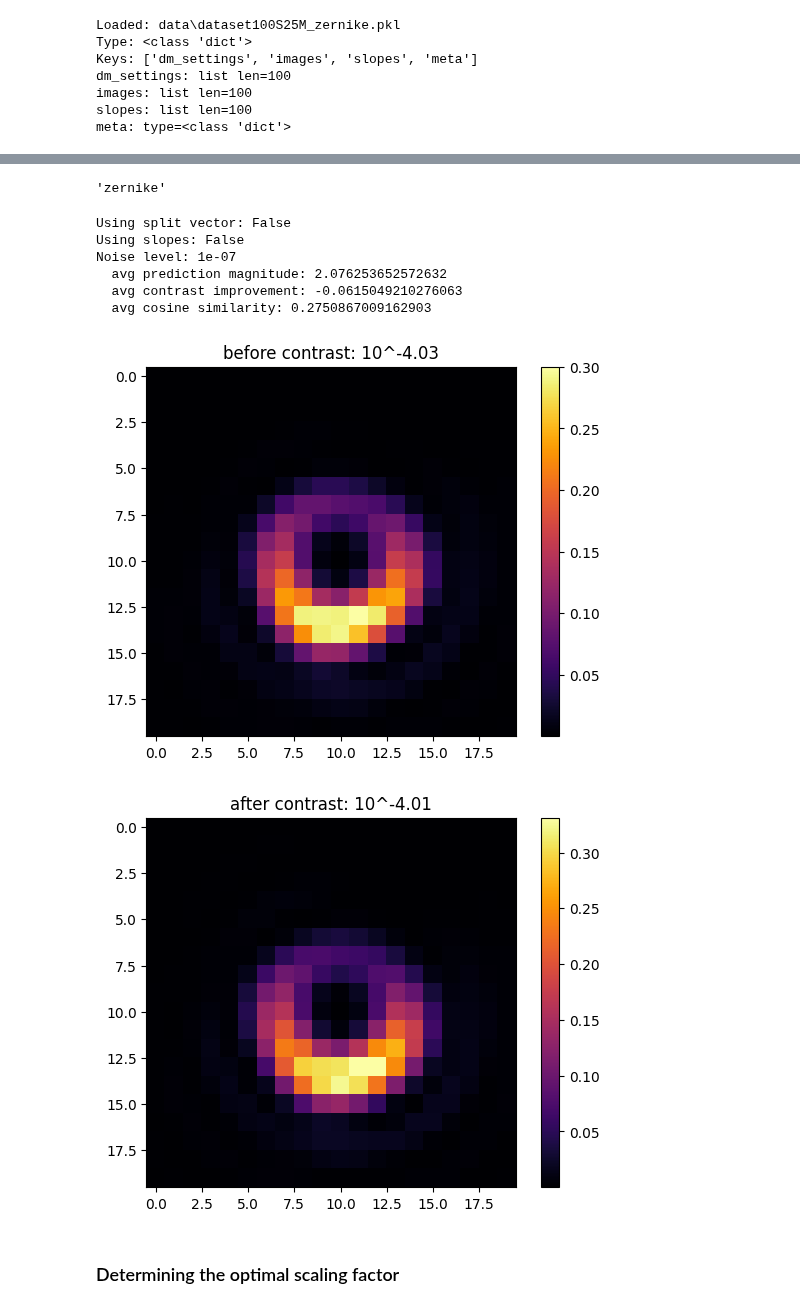
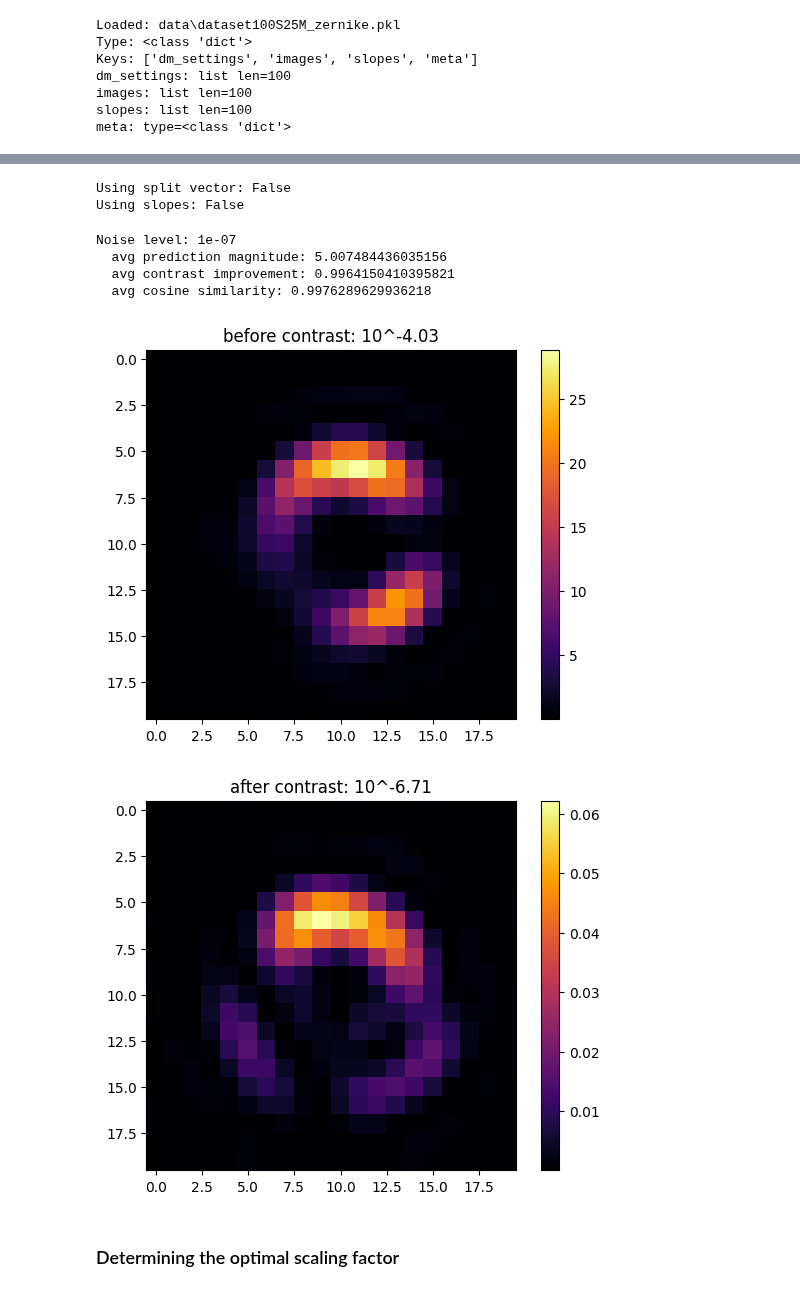
Before and after one commit to AlexeiKorolev/NASA-RL-Wavefront-Control, a Jupyter notebook: RL/visualize.ipynb, the cells around one changed output, grey strips where cells are left out. Drawn from its saved outputs; the diff is of its cells as text; code cells hidden in the pictures.

```diff
--- a/RL/visualize.ipynb
+++ b/RL/visualize.ipynb
@@ -34,7 +31,7 @@ with open(paths_path, 'r') as f:
 #     "split vector std dev 0": r"A:\Projects\DM + RL\RL\jobs\20251121_234802\exp-fc1-zscore-ep10000-bs2048-lr1e-3-s42-h512-256-128-images-dc100000",
 # }
 
-path = paths["zscore std dev 1e-8"]
+path = paths["zscore std dev 0"]
 # path = r'jobs\20251111_165459\exp-fc1-zscore-ep10000-bs2048-lr1e-3-s42-h512-256-128'
 # path = r'jobs\20251115_225402\exp-fc1-zscore-ep10000-bs2048-lr1e-3-s42-h1024-512-256-images'
 # path = r"A:\Projects\DM + RL\RL\jobs\20251117_012420\exp-fc1-zscore-ep2500-bs262144-lr1e-3-s42-h512-256-128-images"
@@ -286,22 +283,18 @@ TEST_INDEX = 5
 # plt.title(f"after contrast: 10^{np.log10(new_contrast):.02f}")
 # plt.colorbar()
 # plt.show()
-# %%
-env.basis
-# %% [output]
-'zernike'
 # %%
 from train_job import NORMALIZERS
 
 # nudge_vec = np.zeros(shape=(metrics_data['dataset_meta']['environment_config']['num_modes'],))
 # nudge_vec[metrics_data['dataset_meta']['environment_config']['nudge_mode_indices']] = metrics_data['dataset_meta']['environment_config'].get('nudge_magnitude', 3e-8)
 
-nudge_vec = np.zeros((25,))
-nudge_vec[0] = 3e-8
+# nudge_vec = np.zeros((25,))
+# nudge_vec[0] = 3e-8
 
 delta_t = metrics_data['dataset_meta']['dataset_config']['delta_t']
 dm_random_noise = metrics_data['dataset_meta']['dataset_config']['dm_random_noise']
-N = 3
+N = 30
 
 train_type = metrics_data['args'].get('train_type', 'images')
 slopes_train = (train_type == "slopes")
@@ -328,14 +321,14 @@ for noise in noise_levels:
 
     for _ in range(N):
             env.deformable_mirror.flatten()
-            # env.noise_gen_mirror.flatten()
+            env.noise_gen_mirror.flatten()
             env.set_random_dm(noise=noise)
-            env.set_nudge_vectors(vectors=[nudge_vec])
+            # env.set_nudge_vectors(vectors=[nudge_vec])
             original = env.deformable_mirror.actuators.copy()
 
             original_contrast = env.get_contrast(delta_t=1e15)
 
-            imgs = env.generate_diversity_images(delta_t=delta_t, noise_enabled=False)
+            imgs = env.generate_diversity_images(delta_t=0.001, noise_enabled=False)
 
             slopes = env.get_slopes()
 
@@ -368,39 +361,39 @@ for noise in noise_levels:
             # print(f"cosine_similarity: {cos_sim:.6f}")
 
             env.deformable_mirror.flatten()
             env.deformable_mirror.actuators = original - np.array(y_pred)
             new_contrast = env.get_contrast(delta_t=1e15)
             contrast_differences.append((original_contrast - new_contrast) / original_contrast)
 
 
     print(f"Noise level: {noise}")
     print(f"  avg prediction magnitude: {np.mean(prediction_magnitudes)}")
     print(f"  avg contrast improvement: {np.mean(contrast_differences)}")
     print(f"  avg cosine similarity: {np.mean(similarities)}")
 
 # print(f"avg prediction magnitude: {np.mean(prediction_magnitudes)}")
 # print(f"avg contrast improvement: {np.mean(contrast_differences)}")
 # print(f"avg cosine similarity: {np.mean(similarities)}")
 
 img4 = torch.asarray(env.get_camera_image(delta_t=delta_t, noise_enabled=False), dtype=torch.float)
 plt.imshow(imgs[0][0] if not slopes_train else imgs[0], cmap='inferno')
 plt.title(f"before contrast: 10^{np.log10(original_contrast):.02f}")
 plt.colorbar()
 plt.show()
 
 plt.imshow(img4, cmap='inferno')
 plt.title(f"after contrast: 10^{np.log10(new_contrast):.02f}")
 plt.colorbar()
 plt.show()
 # %% [output]
 Using split vector: False
 Using slopes: False
-Noise level: 1e-07
-  avg prediction magnitude: 2.076253652572632
-  avg contrast improvement: -0.0615049210276063
-  avg cosine similarity: 0.2750867009162903
+Noise level: 1e-07
+  avg prediction magnitude: 5.007484436035156
+  avg contrast improvement: 0.9964150410395821
+  avg cosine similarity: 0.9976289629936218
-[figure, old version]
+[figure, new version]
-[figure, old version]
+[figure, new version]
 # %% [markdown]
 ### Determining the optimal scaling factor
 # %%
```
Also changed, not shown: parts of 4 cells of this notebook, 3 other files.
